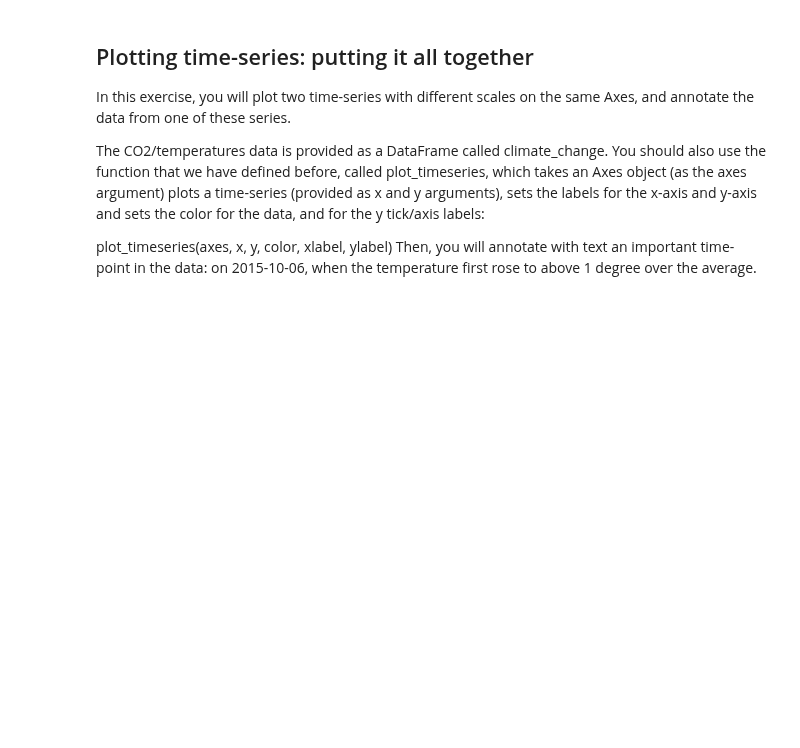
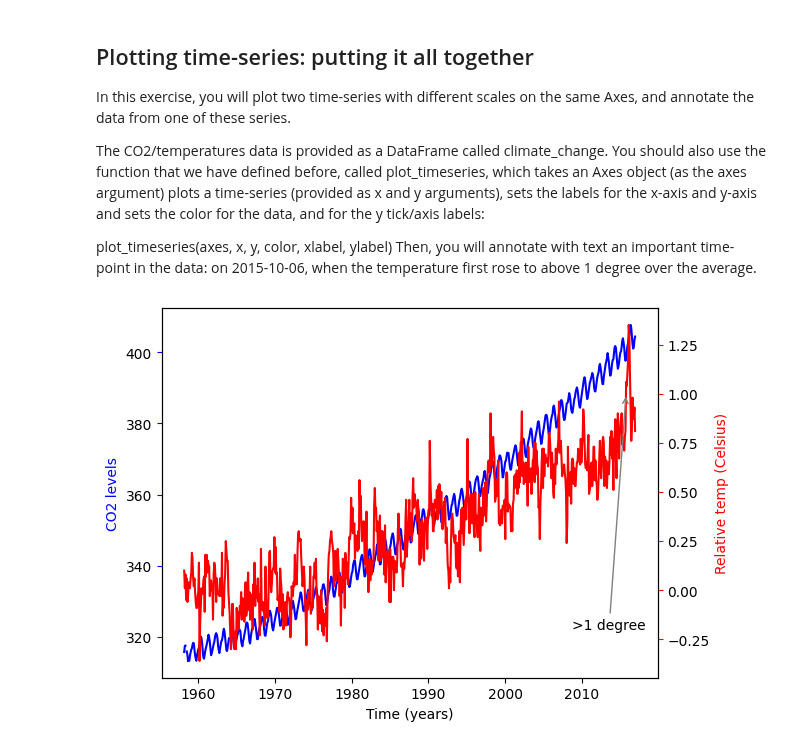
Before and after one commit to Emigbanam/Data-Analysis-Practice, a Jupyter notebook: Data Visualization With Python (Matplotlib).ipynb, the cells around one changed output. Cells and saved outputs as stored; diff of their text form; code cells hidden in the pictures; blank space fills up the shorter version.

```diff
--- a/Data Visualization With Python (Matplotlib).ipynb
+++ b/Data Visualization With Python (Matplotlib).ipynb
@@ -358,4 +360,19 @@ Then, you will annotate with text an important time-point in the data: on 2015-1
 # %%
 #1. Use the plot_timeseries function to plot CO2 levels against time. Set xlabel to "Time (years)" ylabel to "CO2 levels" and color to 'blue'.
 
+fig, ax = plt.subplots()
 plot_timeseries(ax, climate.index, climate['co2'], 'blue', "Time (years)",  "CO2 levels")
+
+#2. Create ax2, as a twin of the first Axes.
+ax2 = ax.twinx()
+
+#3. In ax2, plot temperature against time, setting the color ylabel to "Relative temp (Celsius)" and color to 'red'.
+plot_timeseries(ax2, climate.index, climate['relative_temp'], 'red', "Time (years)",  "Relative temp (Celsius)")
+
+#4. Annotate the data using the ax2.annotate method. Place the text ">1 degree" in x=pd.Timestamp('2008-10-06'), y=-0.2 pointing with a gray thin arrow to x=pd.Timestamp('2015-10-06'), y = 1.
+
+ax2.annotate(">1 degree", xy=(pd.Timestamp('2015-10-06'), 1), xytext=(pd.Timestamp('2008-10-06'), -0.2), arrowprops={'arrowstyle':'->', 'color':'gray'})
+
+plt.show()
+# %% [output]
+[figure, added]
```
Also changed, not shown: parts of 1 cell of this notebook.
